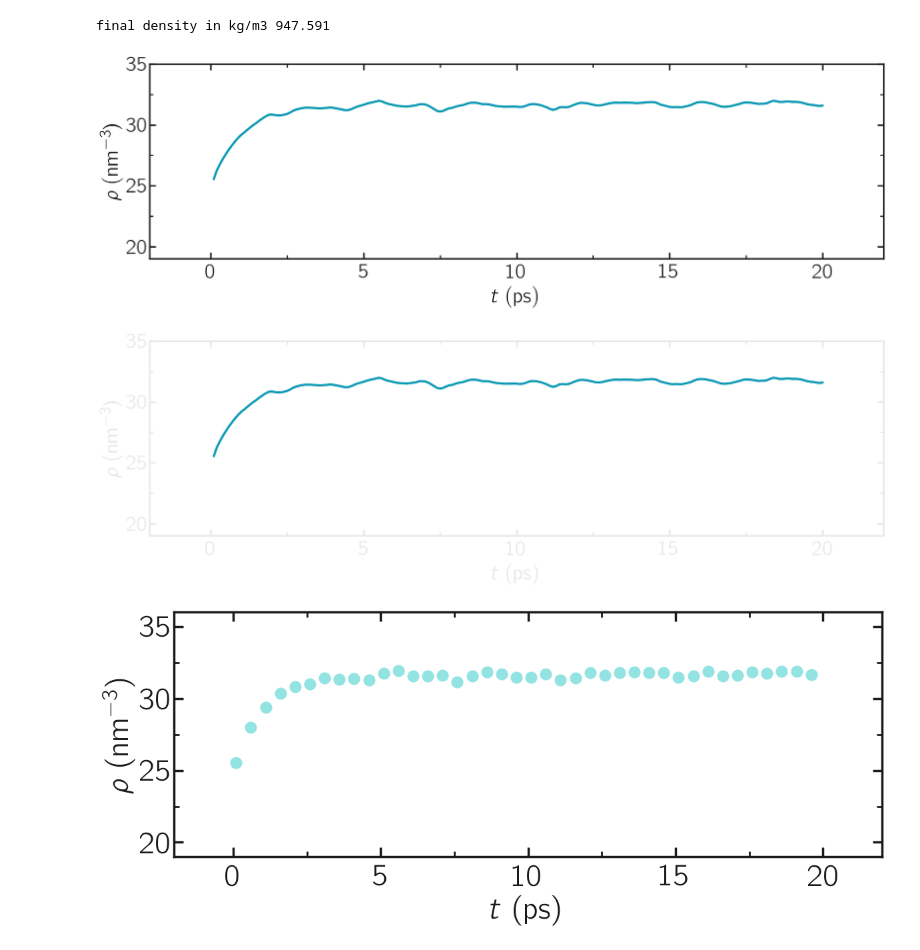
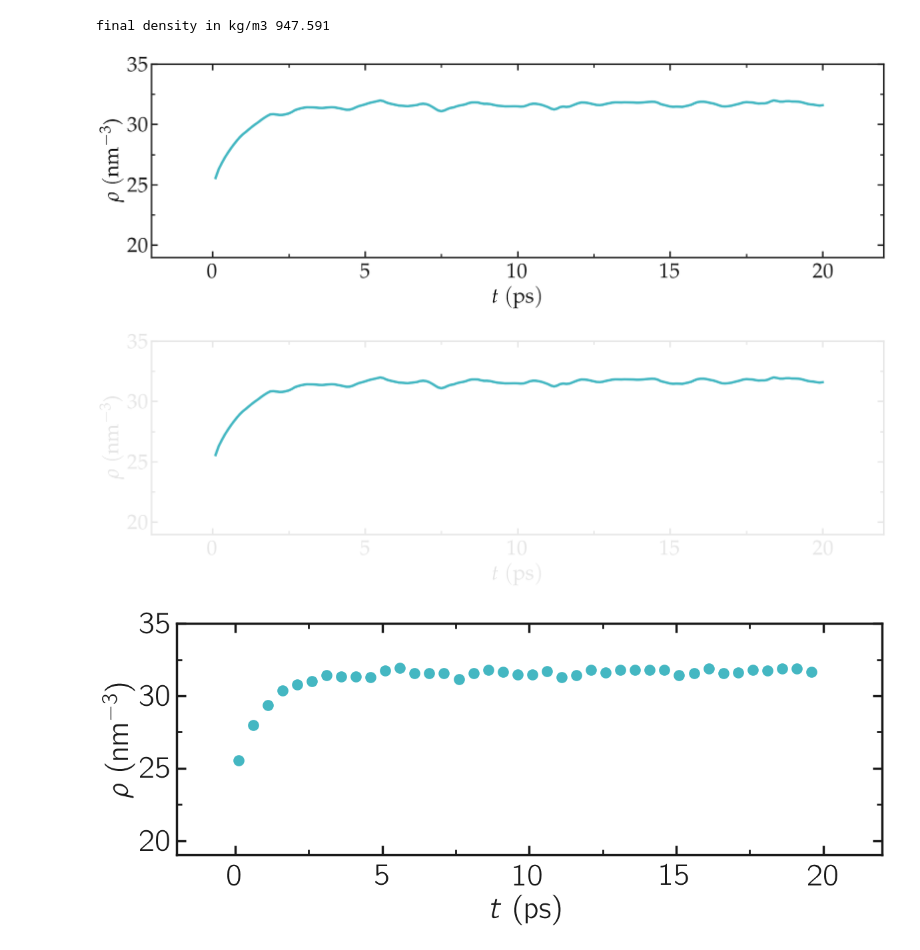
Before and after one commit to lammpstutorials/lammpstutorials.github.io, a Jupyter notebook: docs/sphinx/source/tutorials/figures/level2/polymer-in-water/density_H2O-pyplot.ipynb, the cells around one changed output. Cells and saved outputs as stored; diff of their text form; code cells hidden in the pictures.

Commit message:
continue homogeizing the figure

```diff
--- a/docs/sphinx/source/tutorials/figures/level2/polymer-in-water/density_H2O-pyplot.ipynb
+++ b/docs/sphinx/source/tutorials/figures/level2/polymer-in-water/density_H2O-pyplot.ipynb
@@ -29,39 +28,39 @@ final_density = np.mean(density[-10:])
 print("final density in kg/m3", np.round(final_density/(1e-9)**3/6.022e23*18e-3,3))
 # %% [output]
 final density in kg/m3 947.591
-# %%
-filename = "density_H2O"
-for mode, mygray in zip(['light', 'dark'], [colors["mylightgray"], colors["mydarkgray"]]):
-    fig = prepare_figure(mode, transparency = True, desired_figsize=(18,6))
-    ax, n, l_tot, c_tot = [], 0, 1, 1
-    n += 1
-    ax.append(plt.subplot(l_tot, c_tot, n))
-    #ax[-1].plot(time_0, energy_0, '--', color=mygray, linewidth=3.5)
-    ax[-1].plot(time, density, color=colors["myblue"], linewidth=3.5)
-    complete_panel(ax[-1], r'$t ~ \mathrm{(ps)}$',
-                   r'$\rho ~ (\mathrm{nm}^{-3}$)',
-                   legend=False, axis_color=mygray, xpad=8)
-    set_boundaries(plt, x_ticks=np.arange(0, 25, 5), y_ticks=np.arange(20, 38, 5),
-                   x_boundaries=(-2, 22), y_boundaries=(19, 35))
-    save_figure(plt, fig, mode, git_path, path_figures, filename)
-# %% [output]
-[figure, removed]
-[figure, removed]
-# %%
-filename = "density-article"
-mode = 'light'
-mygray = colors["mylightgray"]
-fig = prepare_figure(mode, transparency = False, desired_figsize=(12,5), serif=False)
-ax, n, l_tot, c_tot = [], 0, 1, 1
-n += 1
-ax.append(plt.subplot(l_tot, c_tot, n))
-#ax[-1].plot(time_0, energy_0, '--', color=mygray, linewidth=3.5)
-ax[-1].plot(time[::5], density[::5], 'o', color=colors["unisoncyan"], markersize=12, linewidth=3.5)
-complete_panel(ax[-1], r'$t$ (ps)',
-                r'$\rho$ (nm$^{-3}$)',
-                legend=False, axis_color=mygray, xpad=8)
-set_boundaries(plt, x_ticks=np.arange(0, 25, 5), y_ticks=np.arange(20, 36, 5),
-                x_boundaries=(-2, 22), y_boundaries=(19, 36))
-save_figure(plt, fig, mode, git_path, path_figures, filename)
-# %% [output]
-[figure, removed]
+# %%
+filename = "density_H2O"
+for dark_mode in [False, True]:
+    myplt = PltTools()
+    myplt.prepare_figure(fig_size = (18,6), dark_mode = dark_mode,
+                        transparency = True, use_serif=True, n_line=1)
+    myplt.add_panel()
+    myplt.add_plot(x = time, y = density, linewidth_data = 3,
+                   marker = "-", data_color = 0, markersize = 12)
+    myplt.complete_panel(ylabel = r'$\rho ~ (\mathrm{nm}^{-3}$)',
+                         xlabel = r'$t ~ \mathrm{(ps)}$',
+                         xpad = 10, legend=False, handlelength_legend=1)
+    myplt.set_boundaries( x_ticks=np.arange(0, 25, 5), y_ticks=np.arange(20, 38, 5),
+                         x_boundaries=(-2, 22), y_boundaries=(19, 35))
+    # myplt.add_subplotlabels()
+    myplt.save_figure(filename = filename, saving_path = './')
+# %% [output]
+[figure, added]
+[figure, added]
+# %%
+filename = "density-article"
+myplt = PltTools()
+myplt.prepare_figure(fig_size = (12,5), dark_mode = False,
+                    transparency = False, use_serif=False, n_line=1)
+myplt.add_panel()
+myplt.add_plot(x = time[::5], y = density[::5], linewidth_data = 3,
+                marker = "o", data_color = 0, markersize = 12)
+myplt.complete_panel(ylabel = r'$\rho ~ (\mathrm{nm}^{-3}$)',
+                        xlabel = r'$t ~ \mathrm{(ps)}$',
+                        xpad = 10, legend=False, handlelength_legend=1)
+myplt.set_boundaries( x_ticks=np.arange(0, 25, 5), y_ticks=np.arange(20, 38, 5),
+                        x_boundaries=(-2, 22), y_boundaries=(19, 35))
+# myplt.add_subplotlabels()
+myplt.save_figure(filename = filename, saving_path = './')
+# %% [output]
+[figure, added]
```
Also changed, not shown: parts of 2 cells of this notebook, 13 other files.
